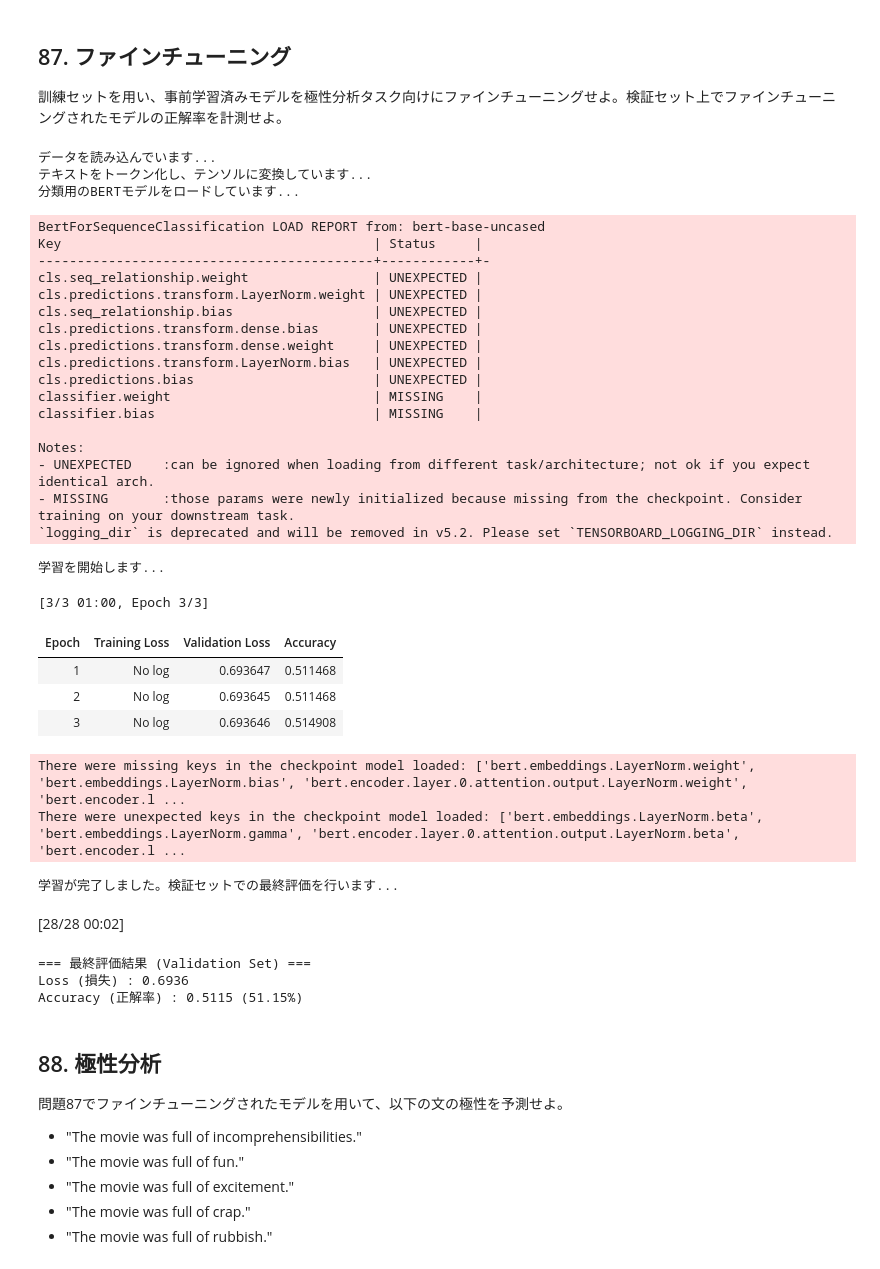
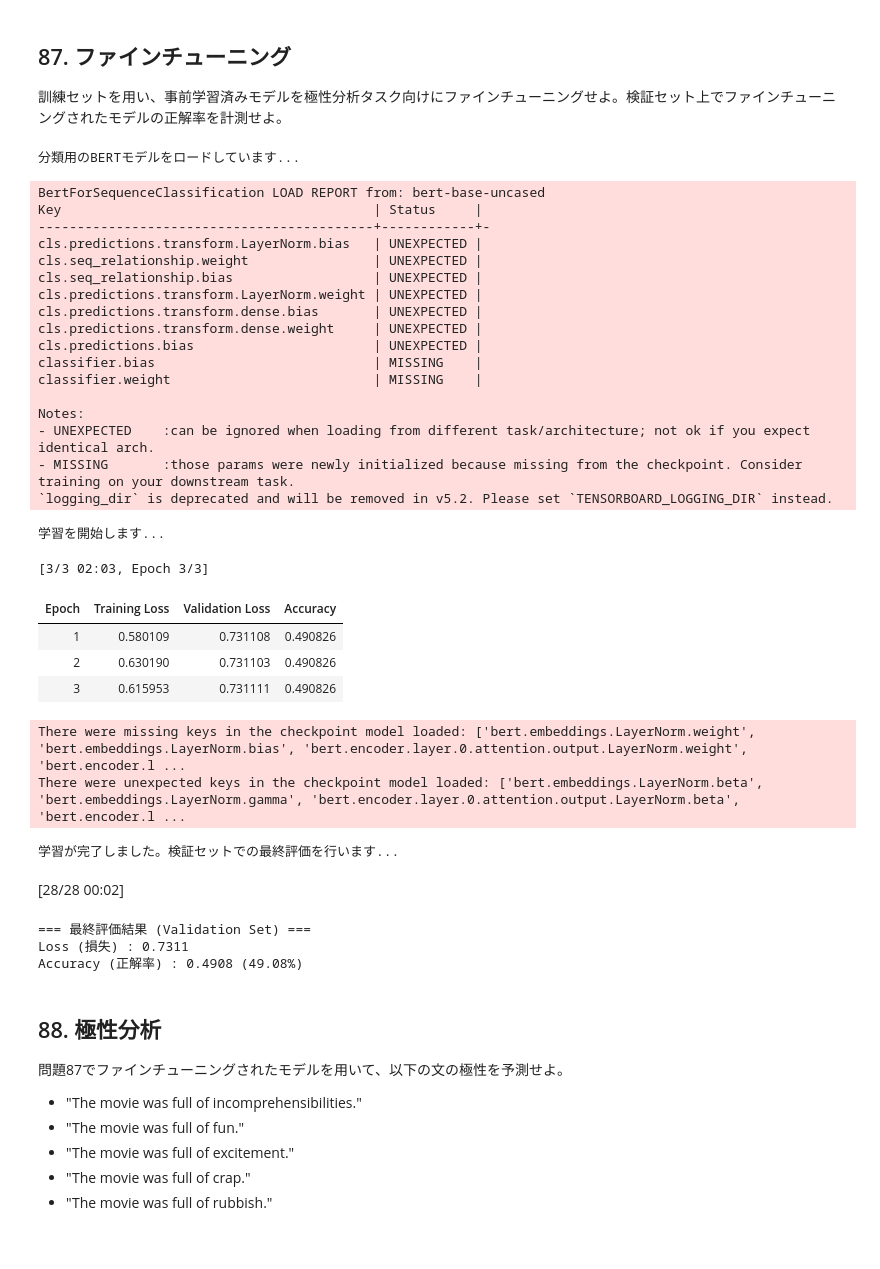
Before and after one commit to 291u7/nlp100_2025, a Jupyter notebook: ja/ch09.ipynb, the cells around one changed output. Saved outputs shown, nothing was run; the diff lists cells and outputs as text; code cells hidden in the pictures.

```diff
--- a/ja/ch09.ipynb
+++ b/ja/ch09.ipynb
@@ -331,3 +361,21 @@ for sim, s1, s2 in results:
 ## 85. データセットの準備
 
 [General Language Understanding Evaluation (GLUE)](https://gluebenchmark.com/) ベンチマークで配布されている[Stanford Sentiment Treebank (SST)](https://dl.fbaipublicfiles.com/glue/data/SST-2.zip) から訓練セット（train.tsv）と開発セット（dev.tsv）のテキストと極性ラベルと読み込み、さらに全てのテキストはトークン列に変換せよ。
+# %%
+# 1. SST-2データセットをダウンロードして解凍する
+
+base_dir="./data"
+url = "https://dl.fbaipublicfiles.com/glue/data/SST-2.zip"
+zip_path = os.path.join(base_dir, "SST-2.zip")
+sst2_dir = os.path.join(base_dir, "SST-2")
+
+# 保存先ディレクトリの作成
+os.makedirs(base_dir, exist_ok=True)
+
+print("SST-2データセットをダウンロードしています...")
+urllib.request.urlretrieve(url, zip_path)
+
+print("ダウンロード完了。ZIPファイルを解凍しています...")
+with zipfile.ZipFile(zip_path, 'r') as zip_ref:
+    zip_ref.extractall(base_dir)
+print("解凍完了。\n")
@@ -483,26 +504,32 @@ tensor([[  101,  5342,  2047,  3595,  8496,  2013,  1996, 18643,  3197,   102,
 # ==========================================
 class SST2Dataset(Dataset):
     def __init__(self, encodings, labels):
+        # トークン化済みのテキストをSST2Dataset.encodingsに、正解ラベルをSST2Dataset.labelsに格納
         self.encodings = encodings
         self.labels = labels
 
     def __getitem__(self, idx):
         # 指定されたインデックスのデータをテンソル形式で返す
+        # self.encodingsはすべてのデータが格納されている
         item = {key: torch.tensor(val[idx]) for key, val in self.encodings.items()}
         item['labels'] = torch.tensor(self.labels[idx])
         return item
 
     def __len__(self):
+        # 全部で何行データがあるのか
         return len(self.labels)
 
 # ==========================================
 # 2. 評価指標（正解率）を計算する関数
 # ==========================================
 def compute_metrics(pred):
+    # 正解のデータ
     labels = pred.label_ids
+
     # 予測された確率の中で最も高いクラス（0または1）を取得
     preds = pred.predictions.argmax(-1)
-    # scikit-learnの関数で正解率(Accuracy)を計算
+
+    # scikit-learnの関数で正解率を計算
     acc = accuracy_score(labels, preds)
     return {
         'accuracy': acc,
@@ -511,13 +538,8 @@ def compute_metrics(pred):
 # ==========================================
 # 3. メインの学習・評価処理
 # ==========================================
-# --- データの準備 (前回保存したTSVを読み込むと仮定) ---
-print("データを読み込んでいます...")
 
 # --- トークン化 ---
-print("テキストをトークン化し、テンソルに変換しています...")
-tokenizer = BertTokenizer.from_pretrained('bert-base-uncased')
-
 # paddingとtruncationを有効にして一括処理
 train_encodings = tokenizer(train_df['sentence'].tolist(), truncation=True, padding=True, max_length=128)
 dev_encodings = tokenizer(dev_df['sentence'].tolist(), truncation=True, padding=True, max_length=128)
@@ -540,7 +562,7 @@ training_args = TrainingArguments(
     warmup_steps=500,                # 学習率のウォームアップステップ数
     weight_decay=0.01,               # 過学習を防ぐための重み減衰
     logging_dir='./logs',            # ログの保存先
-    logging_steps=100,               # 100ステップごとにログを出力
+    logging_steps=1,               # 100ステップごとにログを出力
     eval_strategy="epoch",           # エポックごとに評価を実行
     save_strategy="epoch",           # エポックごとにモデルを保存
     load_best_model_at_end=True,     # 最後に最も性能の良かったモデルをロード
@@ -557,49 +579,47 @@ trainer = Trainer(
 
 # --- ファインチューニングの実行 ---
 print("学習を開始します...")
 trainer.train()
 
 # --- 検証セット(dev)での最終評価 ---
 print("\n学習が完了しました。検証セットでの最終評価を行います...")
 eval_results = trainer.evaluate()
 
 print("\n=== 最終評価結果 (Validation Set) ===")
 print(f"Loss (損失) : {eval_results['eval_loss']:.4f}")
 print(f"Accuracy (正解率) : {eval_results['eval_accuracy']:.4f} ({eval_results['eval_accuracy']*100:.2f}%)")
 # %% [output]
-データを読み込んでいます...
-テキストをトークン化し、テンソルに変換しています...
 分類用のBERTモデルをロードしています...
 BertForSequenceClassification LOAD REPORT from: bert-base-uncased
 Key                                        | Status     |
 -------------------------------------------+------------+-
+cls.predictions.transform.LayerNorm.bias   | UNEXPECTED |
 cls.seq_relationship.weight                | UNEXPECTED |
+cls.seq_relationship.bias                  | UNEXPECTED |
 cls.predictions.transform.LayerNorm.weight | UNEXPECTED |
-cls.seq_relationship.bias                  | UNEXPECTED |
 cls.predictions.transform.dense.bias       | UNEXPECTED |
 cls.predictions.transform.dense.weight     | UNEXPECTED |
-cls.predictions.transform.LayerNorm.bias   | UNEXPECTED |
 cls.predictions.bias                       | UNEXPECTED |
+classifier.bias                            | MISSING    |
 classifier.weight                          | MISSING    |
-classifier.bias                            | MISSING    |
 
 Notes:
 - UNEXPECTED    :can be ignored when loading from different task/architecture; not ok if you expect identical arch.
 - MISSING       :those params were newly initialized because missing from the checkpoint. Consider training on your downstream task.
 `logging_dir` is deprecated and will be removed in v5.2. Please set `TENSORBOARD_LOGGING_DIR` instead.
 学習を開始します...
-[3/3 01:00, Epoch 3/3]
+[3/3 02:03, Epoch 3/3]
 | Epoch | Training Loss | Validation Loss | Accuracy |
-| 1 | No log | 0.693647 | 0.511468 |
-| 2 | No log | 0.693645 | 0.511468 |
-| 3 | No log | 0.693646 | 0.514908 |
+| 1 | 0.580109 | 0.731108 | 0.490826 |
+| 2 | 0.630190 | 0.731103 | 0.490826 |
+| 3 | 0.615953 | 0.731111 | 0.490826 |
 There were missing keys in the checkpoint model loaded: ['bert.embeddings.LayerNorm.weight', 'bert.embeddings.LayerNorm.bias', 'bert.encoder.layer.0.attention.output.LayerNorm.weight', 'bert.encoder.l ...
 There were unexpected keys in the checkpoint model loaded: ['bert.embeddings.LayerNorm.beta', 'bert.embeddings.LayerNorm.gamma', 'bert.encoder.layer.0.attention.output.LayerNorm.beta', 'bert.encoder.l ...
 学習が完了しました。検証セットでの最終評価を行います...
 [28/28 00:02]
 === 最終評価結果 (Validation Set) ===
-Loss (損失) : 0.6936
-Accuracy (正解率) : 0.5115 (51.15%)
+Loss (損失) : 0.7311
+Accuracy (正解率) : 0.4908 (49.08%)
 # %% [markdown]
 ## 88. 極性分析
 
```
Also changed, not shown: parts of 8 cells of this notebook.
